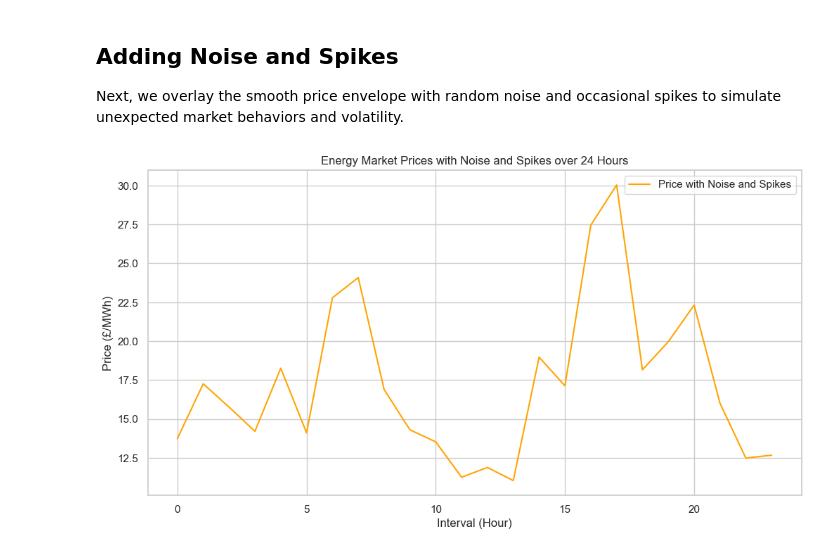
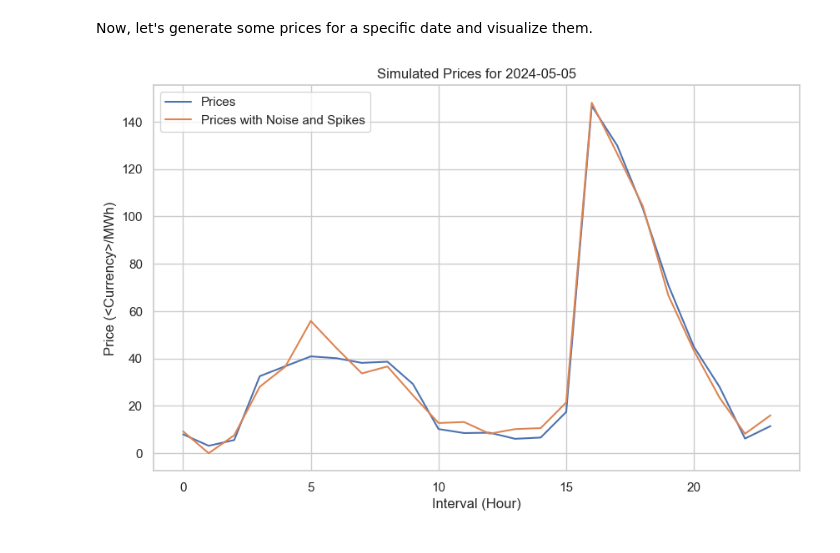
Before and after one commit to koulakhilesh/OpenEnergy, a Jupyter notebook: notebooks/simulated_price.ipynb, the cells around one changed output. Cells and saved outputs as stored; diff of their text form; code cells hidden in the pictures.

```diff
--- a/notebooks/simulated_price.ipynb
+++ b/notebooks/simulated_price.ipynb
@@ -50,20 +36,21 @@ plt.show()
-# %% [markdown]
-## Adding Noise and Spikes
-
-Next, we overlay the smooth price envelope with random noise and occasional spikes to simulate unexpected market behaviors and volatility.
-# %%
-noisy_spiky_prices = PriceSimulator.add_noise_and_spikes(smooth_prices)
-
-# Convert to pandas DataFrame for easy plotting
-df_noisy_spiky_prices = pd.DataFrame({'Interval': range(num_intervals), 'Price': noisy_spiky_prices})
-
-# Plotting
-plt.figure(figsize=(12, 6))
-plt.plot(df_noisy_spiky_prices['Interval'], df_noisy_spiky_prices['Price'], label='Price with Noise and Spikes', color='orange')
-plt.xlabel('Interval (Hour)')
-plt.ylabel('Price (£/MWh)')
-plt.title('Energy Market Prices with Noise and Spikes over 24 Hours')
-plt.legend()
-plt.show()
-# %% [output]
-[figure, removed]
+# %% [markdown]
+Now, let's generate some prices for a specific date and visualize them.
+# %%
+
+envelope_generator = SimulatedPriceEnvelopeGenerator()
+noise_adder = SimulatedPriceNoiseAdder()
+model = SimulatedPriceModel(envelope_generator, noise_adder)
+
+date = datetime.date.today()
+prices, prices_with_noise_and_spikes = model.get_prices(date)
+
+plt.figure(figsize=(10, 6))
+plt.plot(prices, label='Prices')
+plt.plot(prices_with_noise_and_spikes, label='Prices with Noise and Spikes')
+plt.title('Simulated Prices for ' + str(date))
+plt.xlabel('Interval (Hour)')
+plt.ylabel('Price (<Currency>/MWh)')
+plt.legend()
+plt.show()
+# %% [output]
+[figure, added]
```
Also changed, not shown: parts of 7 cells of this notebook, 1 other file.
